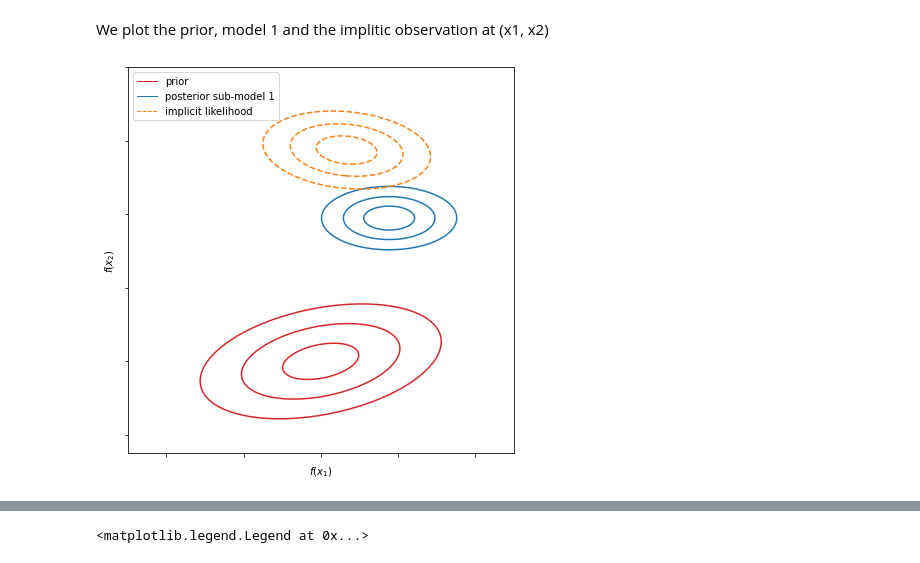
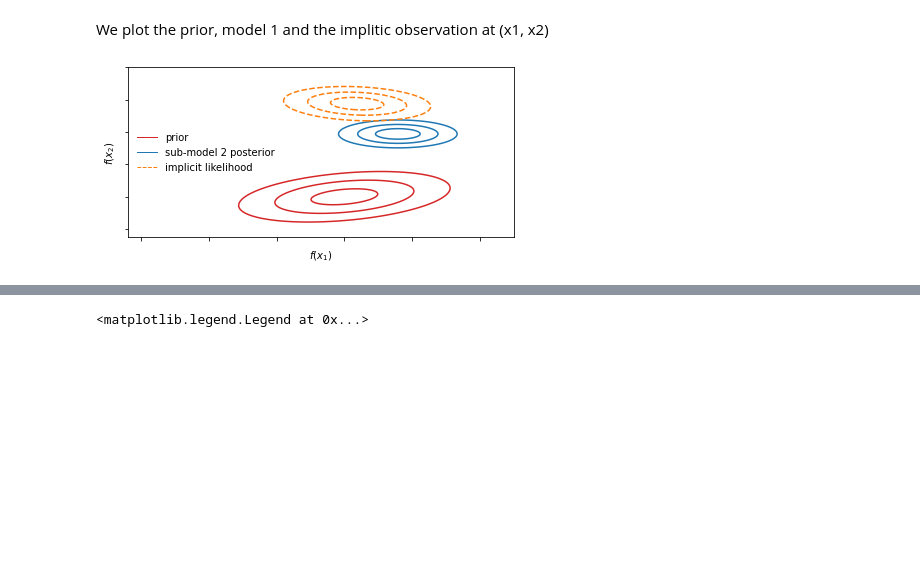
Before and after one commit to NicolasDurrande/guepard, a Jupyter notebook: notebooks/figures_paper.ipynb, the cells around one changed output, grey strips where cells are left out. Saved outputs shown, nothing was run; the diff lists cells and outputs as text; code cells hidden in the pictures; blank space fills up the shorter version.

```diff
--- a/notebooks/figures_paper.ipynb
+++ b/notebooks/figures_paper.ipynb
@@ -105,7 +157,7 @@ We plot the prior, model 1 and the implitic observation at (x1, x2)
 # %%
 def plt_mvn(mu, Sigma, color='C0', linestyles='solid'):
 
-    x, y = np.meshgrid(np.linspace(-2.5, 2.5, 300),np.linspace(-2.5 ,8,300))
+    x, y = np.meshgrid(np.linspace(-3.2, 2.5, 300),np.linspace(-2.5 ,8,300))
     xy = np.column_stack([x.flat, y.flat])
 
     # density values at the grid points
@@ -115,11 +167,9 @@ def plt_mvn(mu, Sigma, color='C0', linestyles='solid'):
     fig = plt.contour(x, y, Z, colors=color, levels=3, linestyles=linestyles, label='label')
     mup, Sp = np.zeros((2, 1)), kernel.K(Xt).numpy()
 
-#me1, Se1 = M[1].predict_f(Xt, full_cov=True)
-#me1, Se1 = me1.numpy(), Se1.numpy()[0]
 
-#Spl1 = np.linalg.inv(-np.linalg.inv(Sp) + np.linalg.inv(Se1))
-#mpl1 = Spl1 @ (np.linalg.inv(Sp) @ mup + np.linalg.inv(Se1) @ me1)
+fig, ax = plt.subplots(1, 1, figsize=(6, 3))
+plt_mvn(mup, Sp, 'C3Xt = np.array([[-0.15, 1.15]]).T
 mup, Sp = np.zeros((2, 1)), kernel.K(Xt).numpy()
 
 jitter = 1e-8 * np.eye(2)
@@ -131,34 +181,60 @@ Spl0 = np.linalg.inv(-np.linalg.inv(Sp) + np.linalg.inv(Se0) + jitter)
 mpl0 = mup + Sp @ np.linalg.inv(Sp - Se0 + jitter) @ (me0 - mup)
 
 me1, Se1 = M[1].predict_f(Xt, full_cov=True)
 me1, Se1 = me1.numpy(), Se1.numpy()[0]
 Spl1 = Sp @ np.linalg.inv(Sp - Se1 + jitter) @ Sp - Sp
 Spl1 = np.linalg.inv(-np.linalg.inv(Sp) + np.linalg.inv(Se1) + jitter)
 mpl1 = mup + Sp @ np.linalg.inv(Sp - Se1 + jitter) @ (me1 - mup)
 
 me2, Se2 = M[2].predict_f(Xt, full_cov=True)
 me2, Se2 = me2.numpy(), Se2.numpy()[0]
 Spl2 = Sp @ np.linalg.inv(Sp - Se2 + jitter) @ Sp - Sp
 Spl2 = np.linalg.inv(-np.linalg.inv(Sp) + np.linalg.inv(Se2) + jitter)
 mpl2 = mup + Sp @ np.linalg.inv(Sp - Se2 + jitter) @ (me2 - mup)
 
-fig, ax = plt.subplots(1, 1, figsize=(6, 6))
-plt_mvn(mup, Sp, 'C3')
+# handmade predictions for full implicit posterior
+x = np.linspace(-.5, 1.5, 101)[:, None]
+kx = kernel.K(x, Xt).numpy()
+kxx = kernel.K(x).numpy()
+mx = kx @ np.linalg.inv(Sp + Spl1) @ mpl1
+vx = kxx - kx @ np.linalg.inv(Sp + Spl1) @ kx.T
+vx = np.diag(vx)[:, None]
+
+# plot predictions
+fig, axes = plt.subplots(1, 1, figsize=(6, 3))
+x = np.linspace(-.5, 1.5, 101)[:, None]
+plt.plot(X, Y, 'kx', alpha=0.1)
+#[plot_model(m, axes, x, alpha=.3, plot_data=False) for i, m in enumerate(M)];
+plot_model(M[1], axes, x)
+#[axes[i].plot(X, Y, 'kx', mew=1., alpha=.1) for i, _ in enumerate(M)];
+plot_mean_conf(x, mx, vx, axes, 'C1', alpha=.5)
+
+[axes.axvline(x, color='k', linestyle="dashed", linewidth=.5, alpha=.5) for x in Xt]
+[plt.plot(x, y, "C1o", ms=5.) for x, y in zip(Xt, mpl1)]
+[plt.vlines(x, y-np.sqrt(c), y+np.sqrt(c) , "C1") for x, y, c in zip(Xt, mpl1, np.diag(Spl1))]
+axes.set_xticks(Xt.flatten().tolist())
+axes.set_yticks([])
+axes.set_xticklabels(["$x_1$", "$x_2$"])
+axes.set_ylabel(" ")
+
+plt.savefig("toy_implicit_obs.pdf")')
 plt_mvn(me1, Se1, 'C0')
 plt_mvn(mpl1, Spl1, 'C1', linestyles='dashed')
 
 from matplotlib.lines import Line2D
 custom_lines = [Line2D([0], [0], color='C3', lw=1),
                 Line2D([0], [0], color='C0', lw=1),
                 Line2D([0], [0], color='C1', linestyle="dashed", lw=1)]
 
-ax.legend(custom_lines, ['prior', 'posterior sub-model 1', 'implicit likelihood'], loc="upper left")
+ax.legend(custom_lines, ['prior', 'sub-model 2 posterior', 'implicit likelihood'], loc="center left", frameon=False)
 #ax.set_xticks([])
 #ax.set_yticks([])
 ax.set_xlabel("$f(x_1)$")
 ax.set_ylabel("$f(x_2)$")
 ax.axes.xaxis.set_ticklabels([])
 ax.axes.yaxis.set_ticklabels([])
 plt.tight_layout()
+
+plt.savefig("toy_implicit_lik.pdf")
 # %% [output]
-[figure, old version]
+[figure, new version]
```
Also changed, not shown: parts of 7 cells of this notebook, 2 other files.
